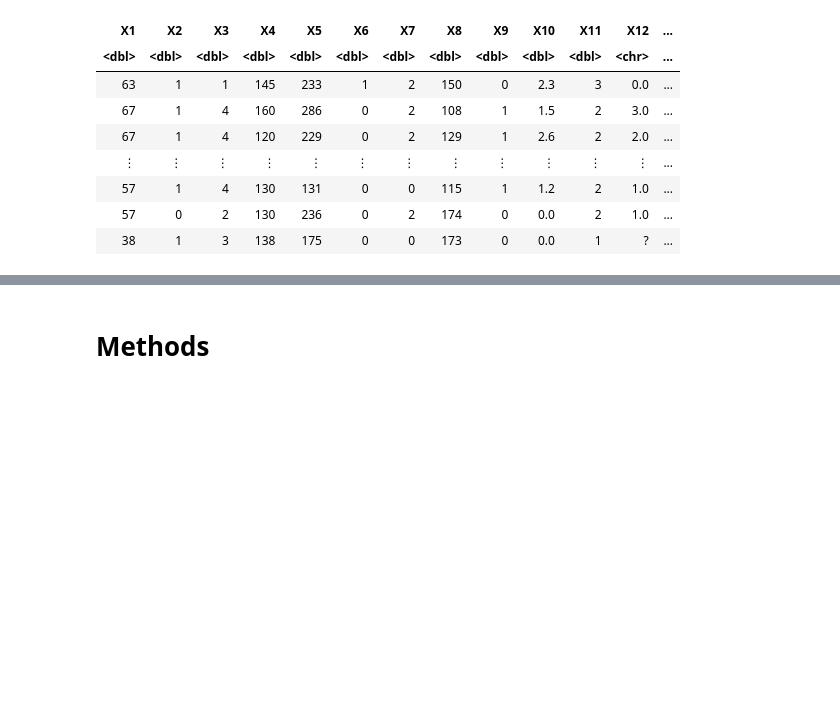
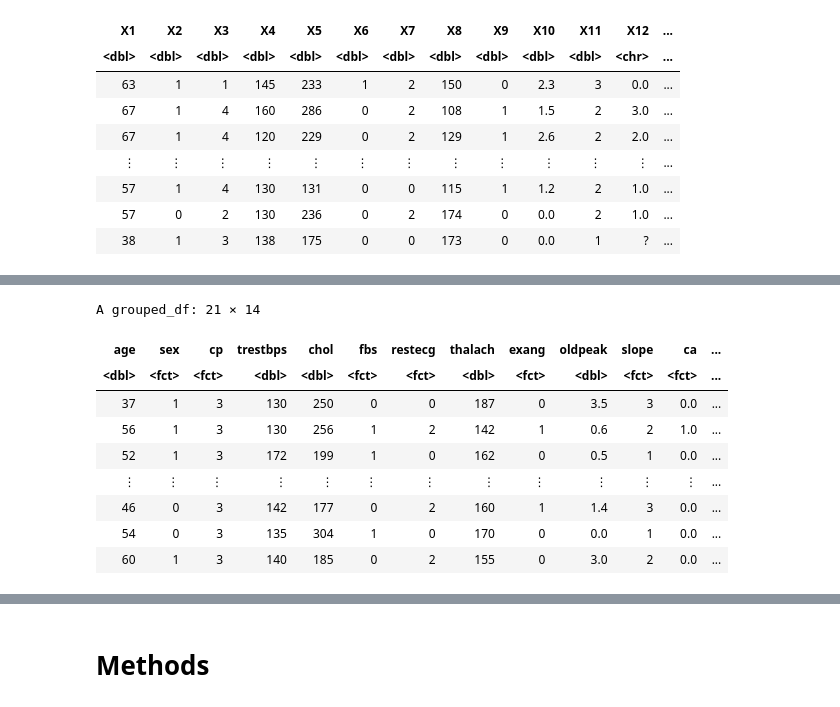
Before and after one commit to gigabite-pro/dsci-group-110, a Jupyter notebook: Data Science Project Proposal.ipynb, the cells around one changed output, grey strips where cells are left out. Drawn from its saved outputs; the diff is of its cells as text; code cells hidden in the pictures; blank space fills up the shorter version.

```diff
--- a/Data Science Project Proposal.ipynb
+++ b/Data Science Project Proposal.ipynb
@@ -99,0 +132,21 @@ Caused by error in `is.factor()`:
+# %%
+set.seed(457681)
+random <- runif(1,20,30)
+random_number <- round(random, 0)
+random <- sample(20-30)
+even_3 <- heart_disease_data |>
+filter(cp == 3) |>
+group_by(cp) |>
+slice(1:random_number)
+even_3
+# %% [output]
+A grouped_df: 21 × 14
+| age | sex | cp | trestbps | chol | fbs | restecg | thalach | exang | oldpeak | slope | ca | ... |
+| <dbl> | <fct> | <fct> | <dbl> | <dbl> | <fct> | <fct> | <dbl> | <fct> | <dbl> | <fct> | <fct> | ... |
+| 37 | 1 | 3 | 130 | 250 | 0 | 0 | 187 | 0 | 3.5 | 3 | 0.0 | ... |
+| 56 | 1 | 3 | 130 | 256 | 1 | 2 | 142 | 1 | 0.6 | 2 | 1.0 | ... |
+| 52 | 1 | 3 | 172 | 199 | 1 | 0 | 162 | 0 | 0.5 | 1 | 0.0 | ... |
+| ⋮ | ⋮ | ⋮ | ⋮ | ⋮ | ⋮ | ⋮ | ⋮ | ⋮ | ⋮ | ⋮ | ⋮ | ... |
+| 46 | 0 | 3 | 142 | 177 | 0 | 2 | 160 | 1 | 1.4 | 3 | 0.0 | ... |
+| 54 | 0 | 3 | 135 | 304 | 1 | 0 | 170 | 0 | 0.0 | 1 | 0.0 | ... |
+| 60 | 1 | 3 | 140 | 185 | 0 | 2 | 155 | 0 | 3.0 | 2 | 0.0 | ... |
```
Also changed, not shown: parts of 10 cells of this notebook.
